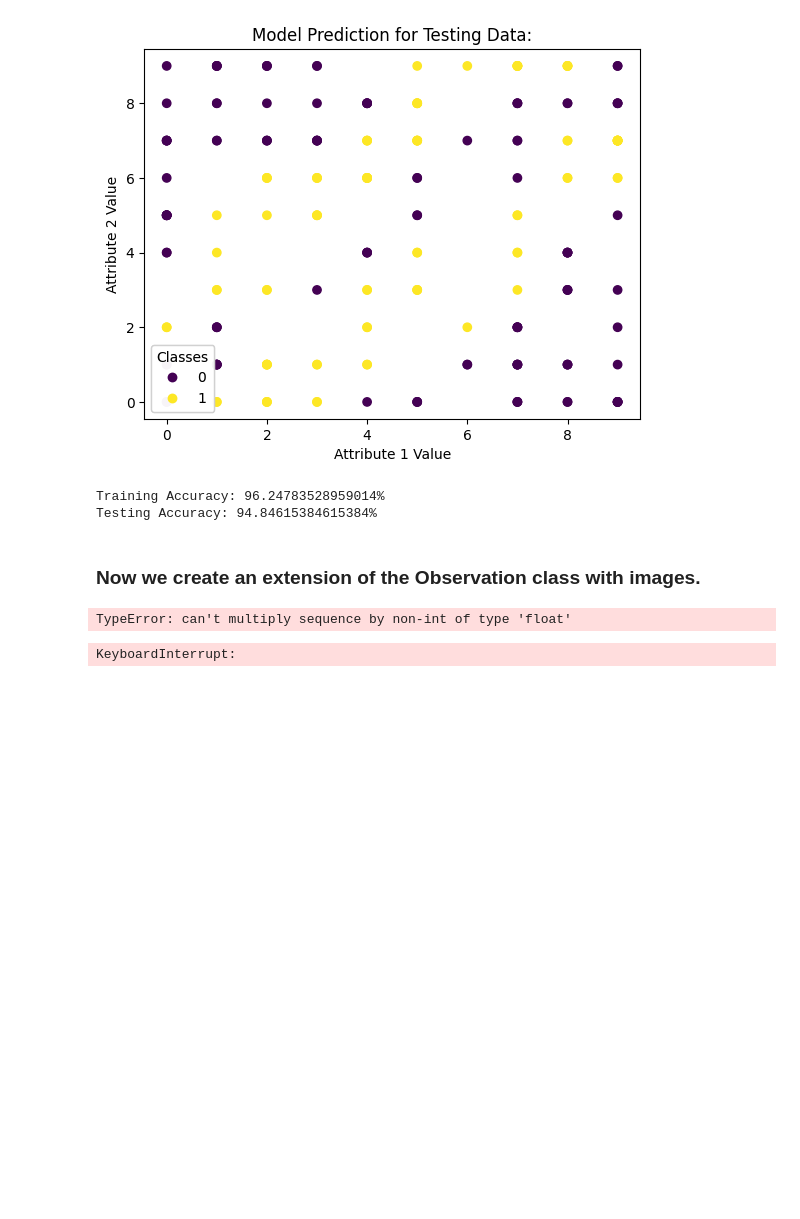
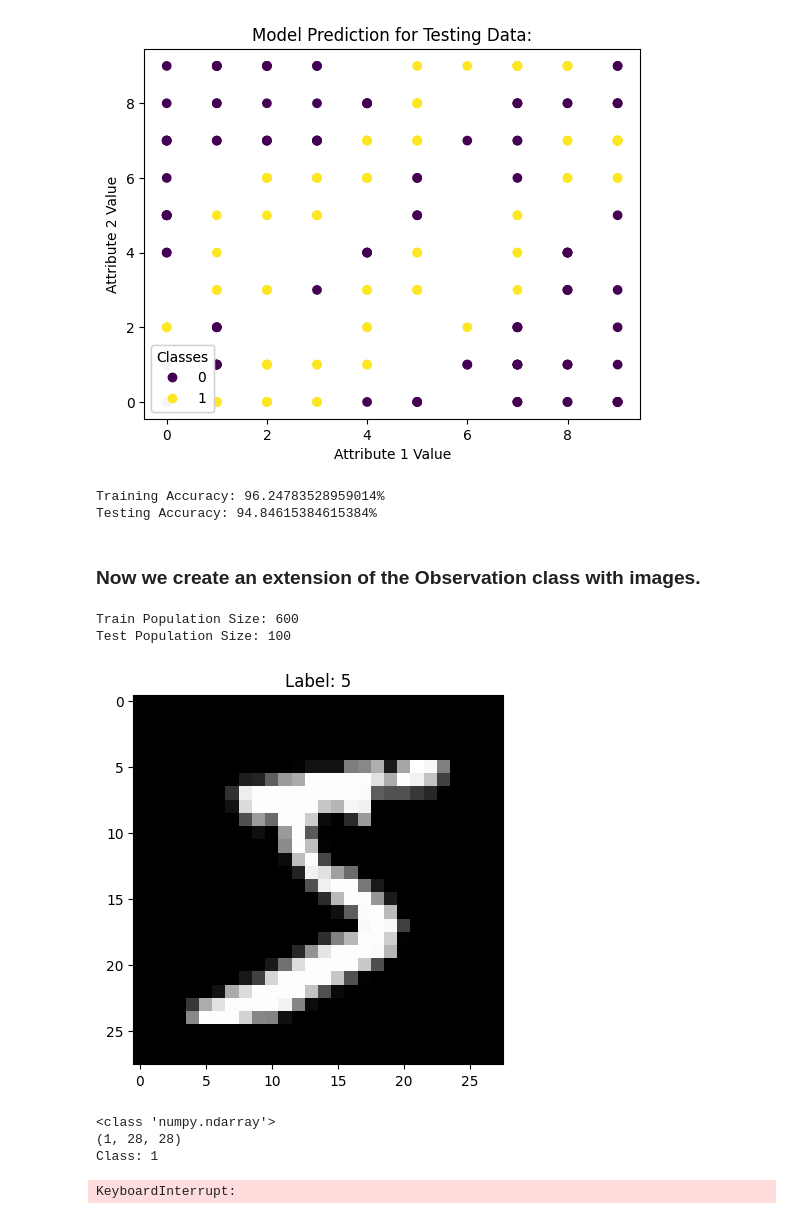
Before and after one commit to Pirate-Hunter-Zoro/Image-Classification, a Jupyter notebook: decision_tree.ipynb, the cells around one changed output. Saved outputs shown, nothing was run; the diff lists cells and outputs as text; code cells hidden in the pictures; blank space fills up the shorter version.

```diff
--- a/decision_tree.ipynb
+++ b/decision_tree.ipynb
@@ -546,36 +546,46 @@ ssl._create_default_https_context = ssl._create_unverified_context
 import torchvision.datasets as dsets
 import torchvision.transforms as transforms
 import matplotlib.pyplot as plt
+import random
 
 # Load MNIST dataset as images
 train_dataset_as_images = dsets.MNIST(root='./data', train=True, download=True, transform=None)
 test_dataset_as_images = dsets.MNIST(root='./data', train=False, download=True, transform=None)
 
 # Load the MNIST dataset as arrays
 train_dataset_as_arrays = dsets.MNIST(root='./data', train=True, download=True, transform=transforms.ToTensor())
 train_dataset_as_arrays = [(t.numpy(), c) for t,c in train_dataset_as_arrays]
 test_dataset_as_arrays = dsets.MNIST(root='./data', train=False, download=True, transform=transforms.ToTensor())
 test_dataset_as_arrays = [(t.numpy(), c) for t,c in test_dataset_as_arrays]
 
 # The population is way too big for this notebook to handle in a reasonable amount of time - we'll scale down
-train_sample_indices = random.sample(population=range(len(train_dataset_as_arrays)), k=0.01*len(train_dataset_as_arrays))
-test_sample_indices = random.sample(population=range(len(test_dataset_as_arrays)), k=0.01*len(test_dataset_as_arrays))
+train_indices = range(len(train_dataset_as_arrays))
+train_sample_indices = random.sample(population=train_indices, k=int(0.01*len(train_indices)))
+test_indicies = range(len(test_dataset_as_arrays))
+test_sample_indices = random.sample(population=test_indicies, k=int(0.01*len(test_indicies)))
 train_dataset_as_arrays = [train_dataset_as_arrays[i] for i in train_sample_indices]
 test_dataset_as_arrays = [test_dataset_as_arrays[i] for i in test_sample_indices]
+print(f"Train Population Size: {len(train_dataset_as_arrays)}")
+print(f"Test Population Size: {len(test_dataset_as_arrays)}")
 
 # Display the first sample image
 first_image, first_label = train_dataset_as_images[0]
 plt.imshow(first_image, cmap='gray')
 plt.title(f"Label: {first_label}")
 plt.show()
 
 # Display said image as an array
 first_image_array, first_label = train_dataset_as_arrays[0]
 print(type(first_image_array))
 print(first_image_array.shape)
 print(f"Class: {first_label}")
 # %% [output]
-TypeError: can't multiply sequence by non-int of type 'float'
+Train Population Size: 600
+Test Population Size: 100
+[figure, added]
+<class 'numpy.ndarray'>
+(1, 28, 28)
+Class: 1
 # %%
 import numpy as np
 
```
Also changed, not shown: 1 other file.
